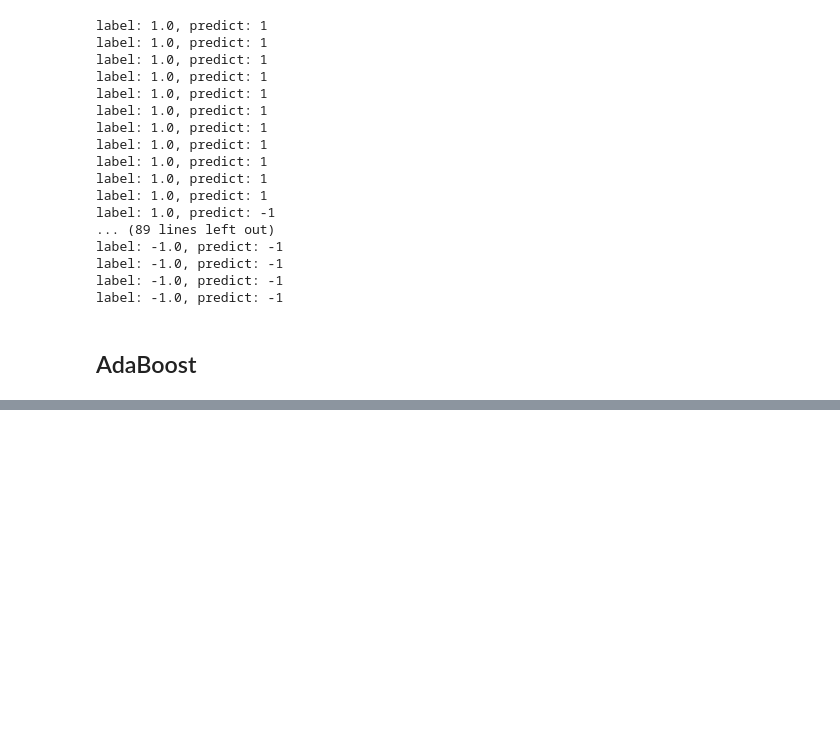
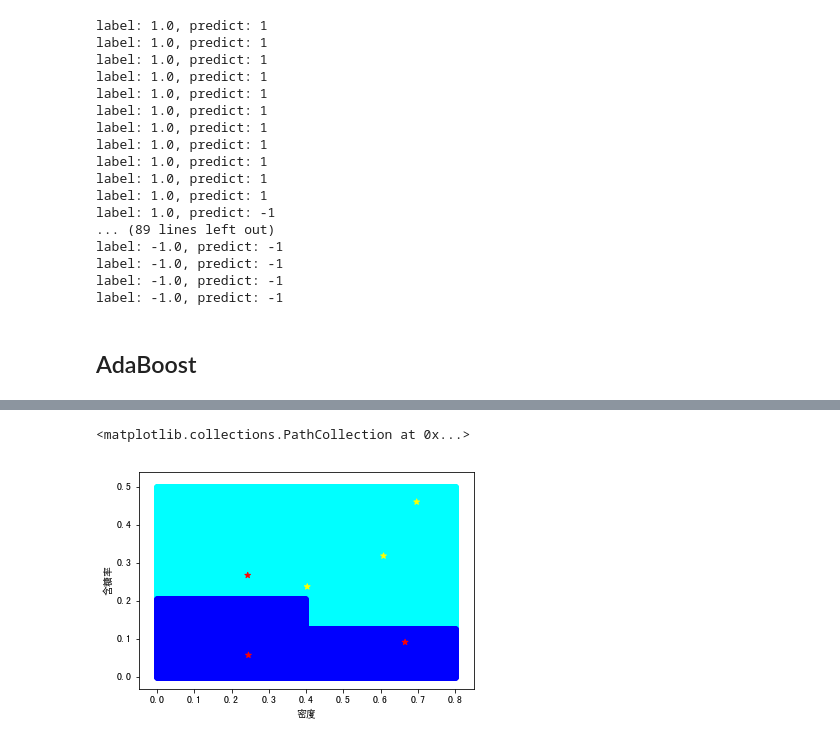
Before and after one commit to SKYSCRAPERS1999/AILab, a Jupyter notebook: AdaBoost.ipynb, the cells around one changed output, grey strips where cells are left out. Drawn from its saved outputs; the diff is of its cells as text; code cells hidden in the pictures; blank space fills up the shorter version.

```diff
--- a/AdaBoost.ipynb
+++ b/AdaBoost.ipynb
@@ -235,3 +251,24 @@ Invalid train in iter 4
+# %%
+cols = data_test.columns
+plt.xlabel(cols[0])
+plt.ylabel(cols[1])
+
+xv, yv = np.meshgrid(np.linspace(0, 0.8, 300), np.linspace(0, 0.5, 300), sparse=False, indexing='ij')
+posi_list, nega_list = [], []
+for i in range(len(xv)):
+    for j in range(len(yv)):
+        cur = np.array([xv[i,j], yv[i,j], 2.0])
+        if boost.predict(cur) == True:
+            posi_list.append(np.array([cur[0], cur[1]]))
+        else:
+            nega_list.append(np.array([cur[0], cur[1]]))
+posi_list, nega_list = np.array(posi_list), np.array(nega_list)
+plt.scatter(posi_list[:,0], posi_list[:,1], color='cyan')
+plt.scatter(nega_list[:,0], nega_list[:,1], color='blue')
+plt.scatter(data_test.iloc[:,0], data_test.iloc[:,1], c = data_test.iloc[:,2], marker='*', cmap = plt.cm.autumn)
+# %% [output]
+<matplotlib.collections.PathCollection at 0x...>
+[figure, added]
 # %%
 plt.plot(model_info[:,0], model_info[:,1])
 plt.plot(model_info[:,0], model_info[:,2])
```
Also changed, not shown: parts of 4 cells of this notebook.
